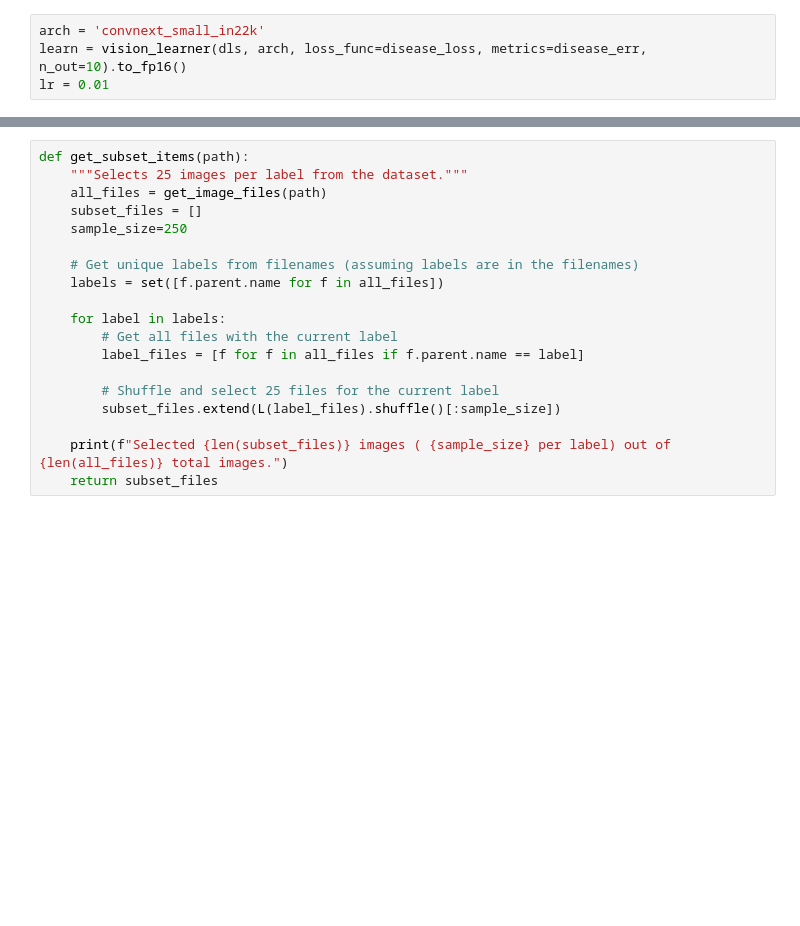
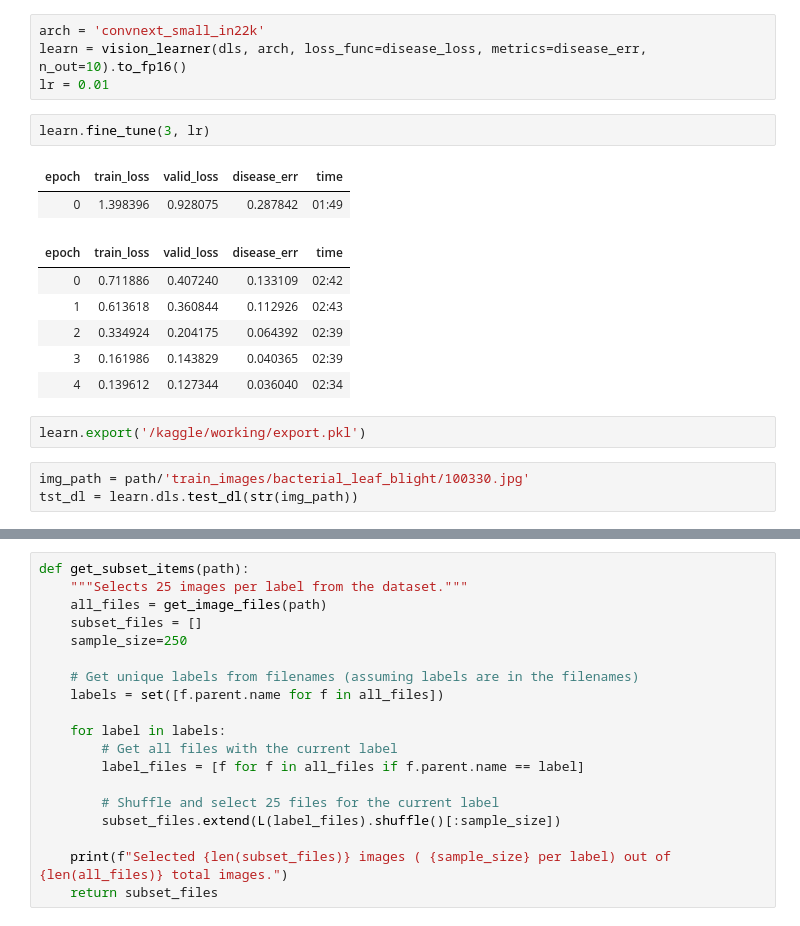
Before and after one commit to kappakpr/aws_ecs_demo, a Jupyter notebook: paddy-doctor-multimodel-v3-2.ipynb, the cells around one changed output, grey strips where cells are left out. Saved outputs shown, nothing was run; the diff lists cells and outputs as text; blank space fills up the shorter version.

Commit message:
Kaggle Notebook | paddy_doctor_multimodel_v3.2 | Version 7

```diff
--- a/paddy-doctor-multimodel-v3-2.ipynb
+++ b/paddy-doctor-multimodel-v3-2.ipynb
@@ -470,3 +428,19 @@ Path('../input/paddy-disease-classification/train_images/tungro/107308.jpg')
 arch = 'convnext_small_in22k'
 learn = vision_learner(dls, arch, loss_func=disease_loss, metrics=disease_err, n_out=10).to_fp16()
 lr = 0.01
+# %%
+learn.fine_tune(3, lr)
+# %% [output]
+| epoch | train_loss | valid_loss | disease_err | time |
+| 0 | 1.398396 | 0.928075 | 0.287842 | 01:49 |
+| epoch | train_loss | valid_loss | disease_err | time |
+| 0 | 0.711886 | 0.407240 | 0.133109 | 02:42 |
+| 1 | 0.613618 | 0.360844 | 0.112926 | 02:43 |
+| 2 | 0.334924 | 0.204175 | 0.064392 | 02:39 |
+| 3 | 0.161986 | 0.143829 | 0.040365 | 02:39 |
+| 4 | 0.139612 | 0.127344 | 0.036040 | 02:34 |
+# %%
+learn.export('/kaggle/working/export.pkl')
+# %%
+img_path = path/'train_images/bacterial_leaf_blight/100330.jpg'
+tst_dl = learn.dls.test_dl(str(img_path))
```
Also changed, not shown: parts of 34 cells of this notebook.
